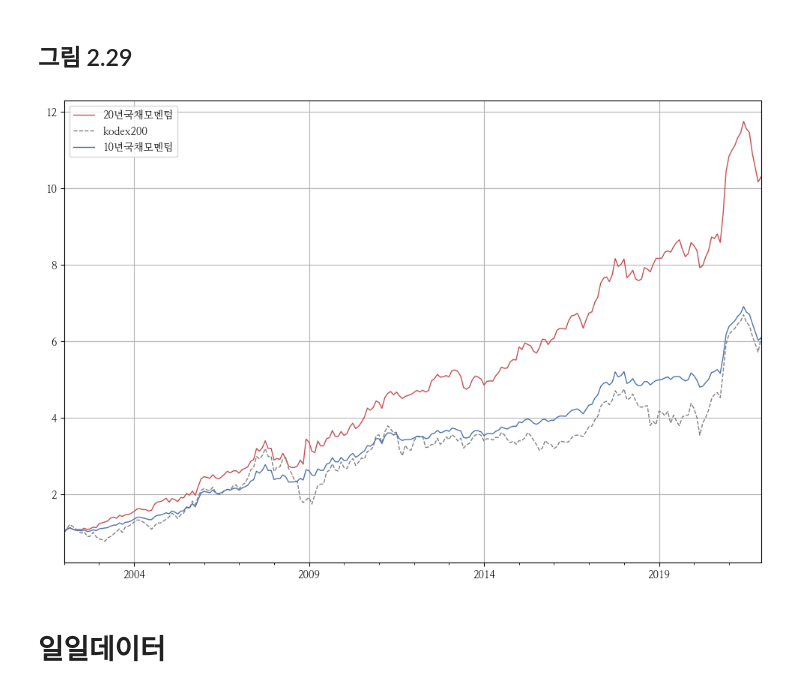
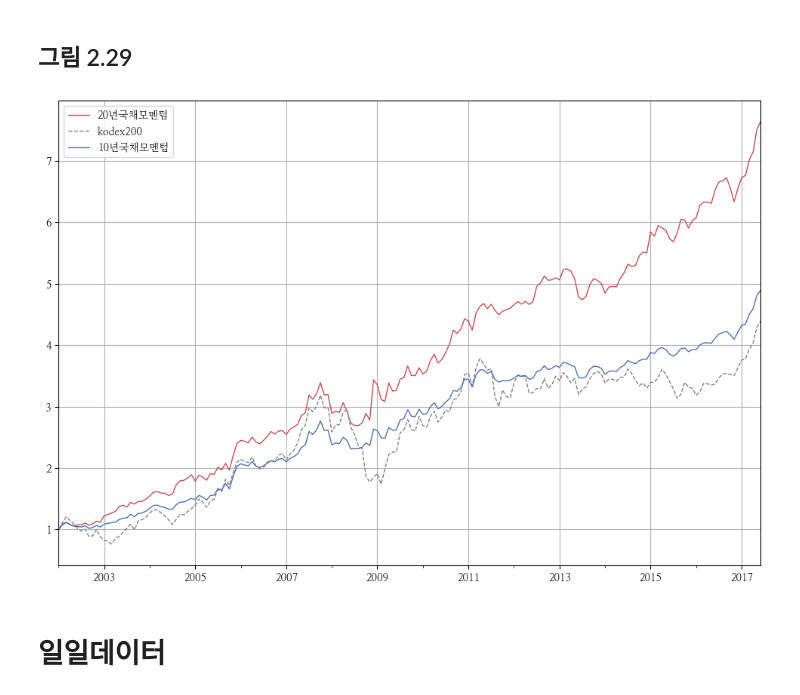
Before and after one commit to hermian/startetf, a Jupyter notebook: 2.29_평균모멘텀스코어_채권혼합.ipynb, the cells around one changed output. Saved outputs shown, nothing was run; the diff lists cells and outputs as text; code cells hidden in the pictures.

```diff
--- a/2.29_평균모멘텀스코어_채권혼합.ipynb
+++ b/2.29_평균모멘텀스코어_채권혼합.ipynb
@@ -181,15 +181,15 @@ r_20 = bt.run(bt_ms주식채권20년)
 # %% [markdown]
 ## 그림 2.29
 # %%
-r_20.set_date_range(start)
-r_kospi.set_date_range(start)
-r_10.set_date_range(start)
+r_20.set_date_range(start,e)
+r_kospi.set_date_range(start,e)
+r_10.set_date_range(start,e)
 
 ax1 = r_20.prices.rebase(1).plot(color='r', figsize=(12,8));
 r_kospi.prices.rebase(1).plot(ax=ax1, ls='--', color='gray', figsize=(12, 8));
 r_10.prices.rebase(1).plot(ax=ax1, ls='-', color='b', figsize=(12, 8));
 # %% [output]
-[figure, old version]
+[figure, new version]
 # %%
 # qs.reports.full(r_all.prices['모멘텀 포트폴리오(현금혼합)'].to_returns().dropna()['1986':],
 #                 r_all.prices['KOSPI'].to_returns().dropna()['1986':])
```
Also changed, not shown: parts of 6 cells of this notebook.
